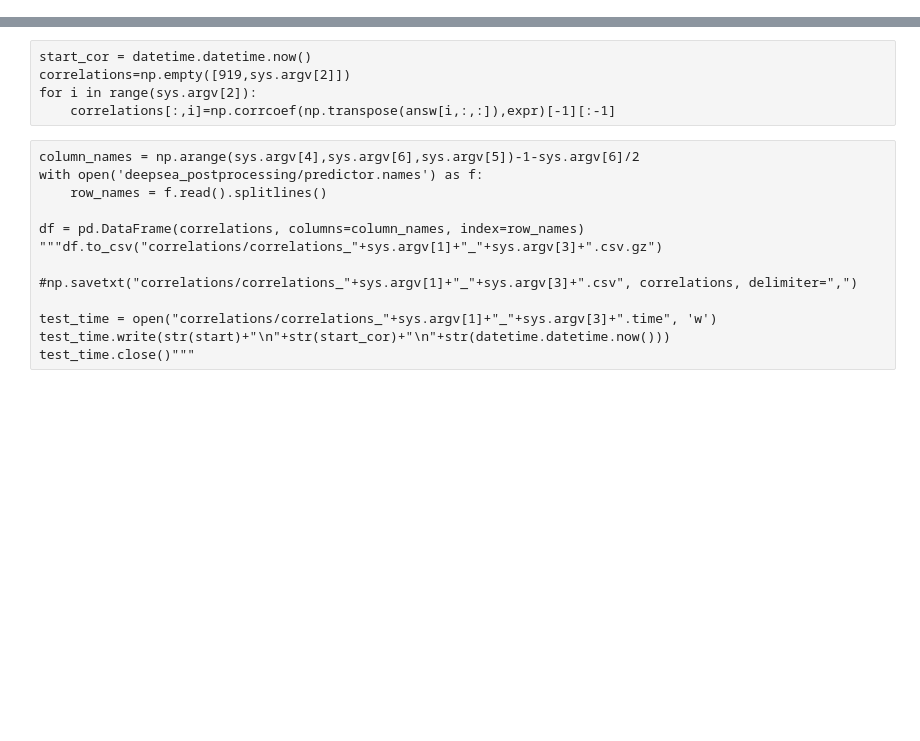
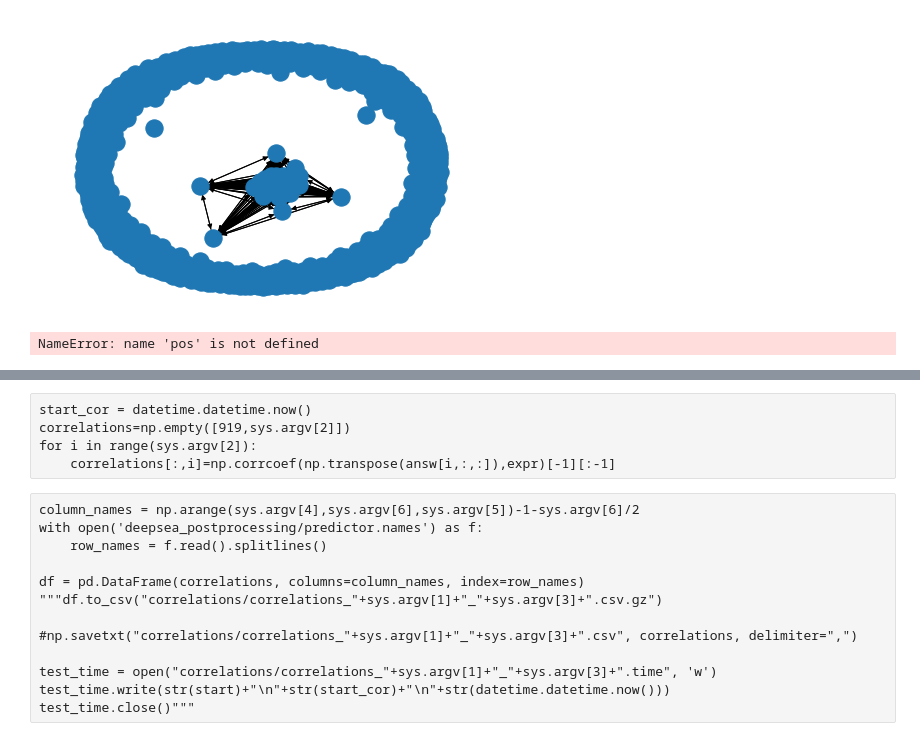
Before and after one commit to adespi/link_epi_to_expr, a Jupyter notebook: test_GraphicalLasso.ipynb, the cells around one changed output, grey strips where cells are left out. Cells and saved outputs as stored; diff of their text form; code cells hidden in the pictures; blank space fills up the shorter version.

```diff
--- a/test_GraphicalLasso.ipynb
+++ b/test_GraphicalLasso.ipynb
@@ -73,0 +162,14 @@ Text(0.5, 1.0, 'GraphicalLasso covariance')
+# %%
+import networkx as nx
+#input_data = cov_
+G = nx.DiGraph(cov_)
+
+nx.draw(G)
+# %% [output]
+[figure, added]
+# %%
+labels=(dict(enumerate(labs)))
+for n, label in labels.items():
+    (x, y) = pos[n]
+# %% [output]
+NameError: name 'pos' is not defined
```
Also changed, not shown: parts of 9 cells of this notebook, 1 other file.
